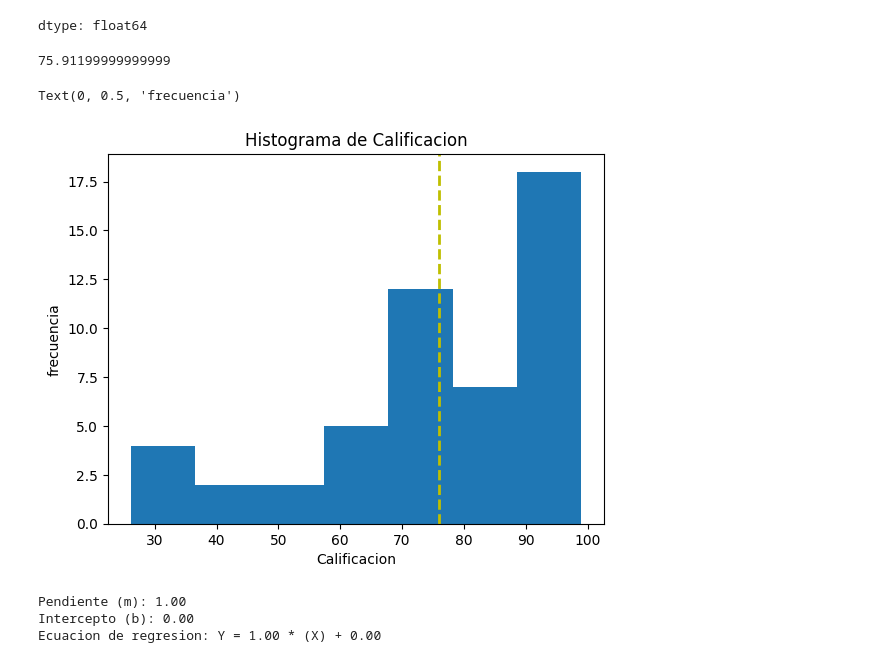
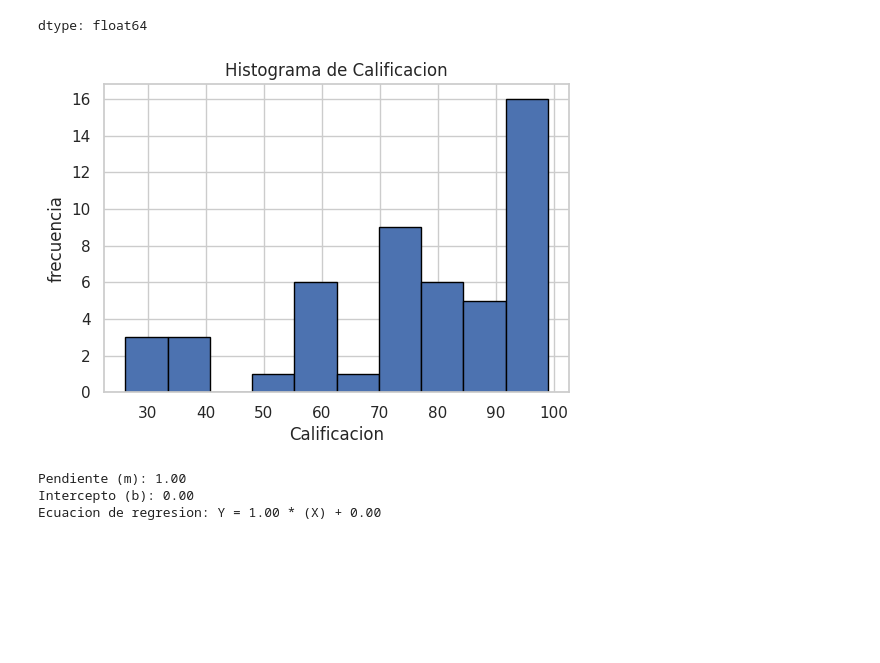
Before and after one commit to Carla-if/Probabilidad, a Jupyter notebook: Unidad 5/Grupo_2.ipynb, the cells around one changed output. Drawn from its saved outputs; the diff is of its cells as text; code cells hidden in the pictures; blank space fills up the shorter version.

```diff
--- a/Unidad 5/Grupo_2.ipynb
+++ b/Unidad 5/Grupo_2.ipynb
@@ -79,21 +79,18 @@ G2.Calificacion.describe()
 | 75% | 93.300000 |
 | max | 99.000000 |
 dtype: float64
-# %%
-# Histograma de calificaciones
-# Calacular la media y guardarla en una variable para mostrarla en el histograma
-media = G2.Calificacion.mean()
-print(media)
-
-plt.hist(G2.Calificacion, bins = 7)
-plt.title('Histograma de Calificacion')
-plt.axvline(media, color='y', linestyle='dashed', linewidth=2, label=f'Media={media:.2f}')
-plt.xlabel('Calificacion')
-plt.ylabel('frecuencia')
-# %% [output]
-75.91199999999999
-Text(0, 0.5, 'frecuencia')
-[figure, removed]
+# %%
+# Histograma de calificaciones
+# Histograma de calificaciones
+plt.figure(figsize=(6, 4))
+plt.hist(G2.Calificacion, bins = 10, edgecolor = 'black')
+plt.title('Histograma de Calificacion')
+plt.xlabel('Calificacion')
+plt.ylabel('frecuencia')
+plt.grid(True)
+plt.show()
+# %% [output]
+[figure, added]
 # %%
 X = np.array(G2["HorasEstudio"]).reshape(-1, 1)
 Y = G2["HorasEstudio"]
```
